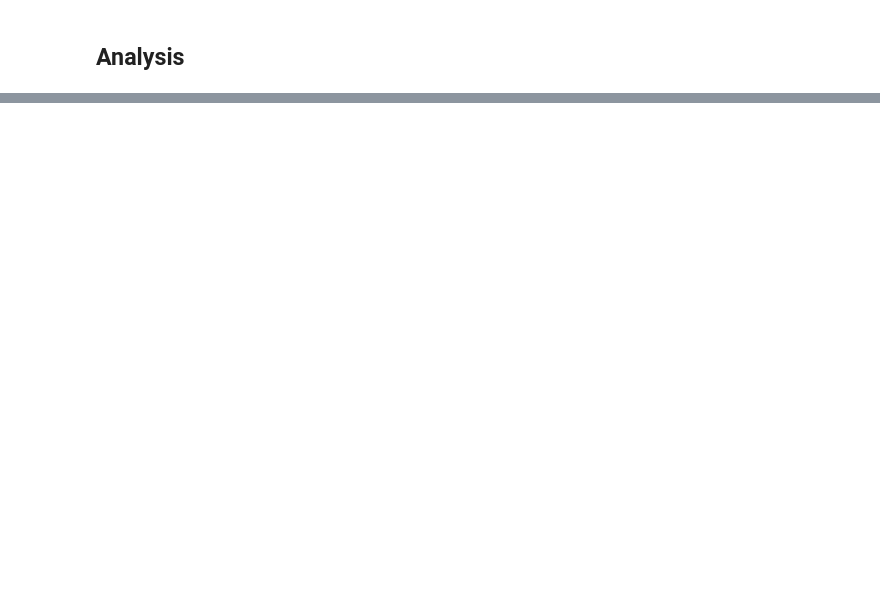
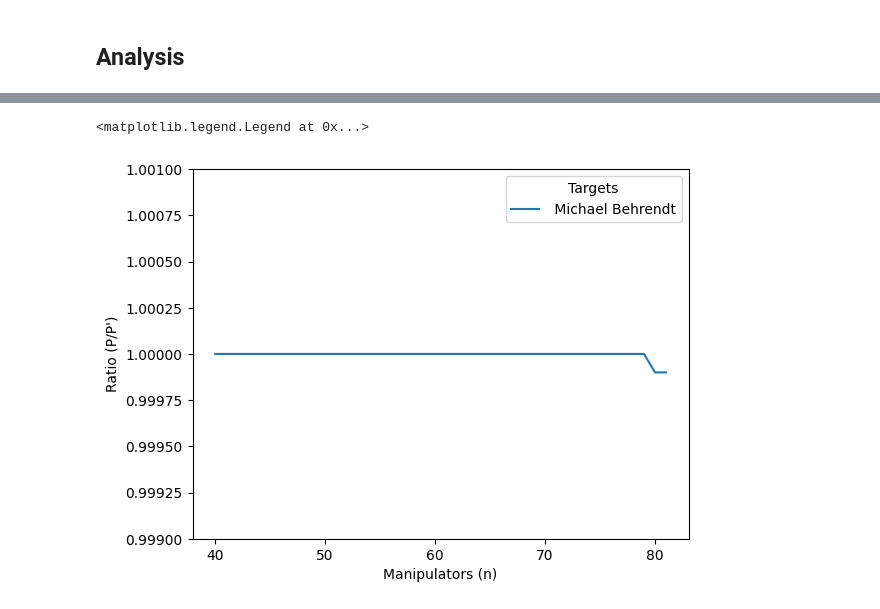
Before and after one commit to CIA41998/csc-assignment3, a Jupyter notebook: main.ipynb, the cells around one changed output, grey strips where cells are left out. Cells and saved outputs as stored; diff of their text form; code cells hidden in the pictures; blank space fills up the shorter version.

```diff
--- a/main.ipynb
+++ b/main.ipynb
@@ -531,0 +760,19 @@ plt.show()
+# %%
+df = pd.read_csv('results_targetfront_binary_specific.csv')
+
+proportions = df.groupby(['n', 'target'])['match'].mean().unstack()
+
+# plot a line for each 'target'
+plt.figure()
+for target in proportions.columns:
+    target_name = candidate[int(target)]
+    plt.plot(proportions.index, proportions[target], label=f' {target_name}')
+
+# Add labels and legend
+plt.xlabel('Manipulators (n)')
+plt.ylabel("Ratio (P/P')")
+plt.ylim(0.999, 1.001)
+plt.legend(title='Targets')
+# %% [output]
+<matplotlib.legend.Legend at 0x...>
+[figure, added]
```
Also changed, not shown: parts of 48 cells of this notebook, 6 other files.
